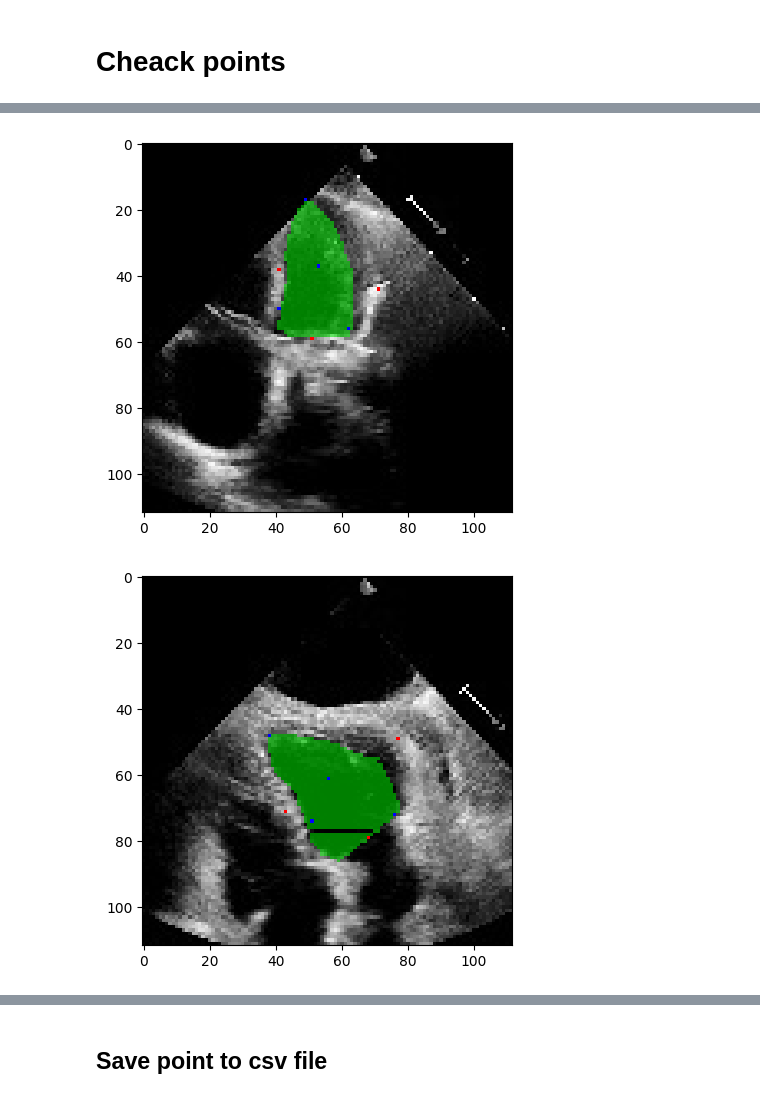
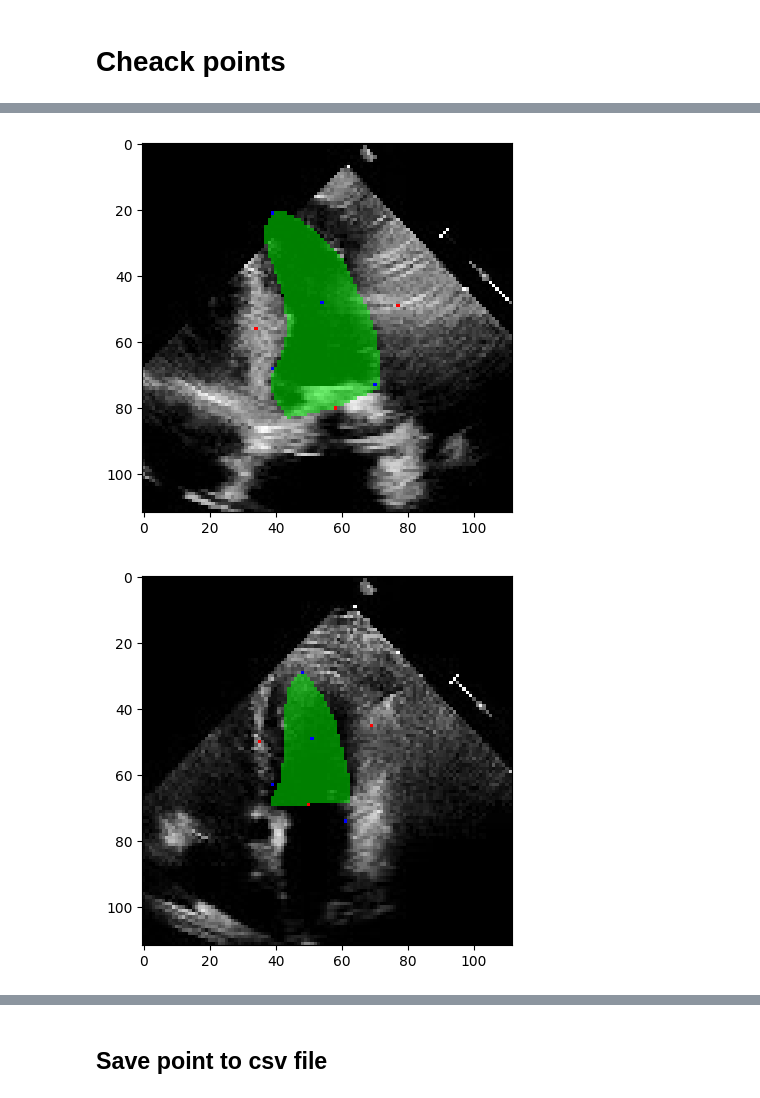
Before and after one commit to beobmun/Capstone_DeepEcho, a Jupyter notebook: segmentation/sam2_finetuning/find_points.ipynb, the cells around one changed output, grey strips where cells are left out. Drawn from its saved outputs; the diff is of its cells as text; code cells hidden in the pictures.

Commit message:
find ESV and points modified and save mask img

```diff
--- a/segmentation/sam2_finetuning/find_points.ipynb
+++ b/segmentation/sam2_finetuning/find_points.ipynb
@@ -200,27 +200,27 @@ from PIL import Image, ImageDraw
 
 tracings_df = pd.read_csv('../../dataset/EchoNet/VolumeTracings.csv')
 
-def cycling_points(name):
+def cycling_points(name, frame):
     tracings = tracings_df[tracings_df['FileName'] == name]
     frames = tracings['Frame'].unique()
-    for f in frames:
-        t = tracings[tracings['Frame'] == f]
-        points_l = list()
-        points_r = list()
-        for i in range(len(t)):
-            c_1 = min(int(t.iloc[i]['X1'] + 0.5), 111)
-            r_1 = min(int(t.iloc[i]['Y1'] + 0.5), 111)
-            c_2 = min(int(t.iloc[i]['X2'] + 0.5), 111)
-            r_2 = min(int(t.iloc[i]['Y2'] + 0.5), 111)
-            if c_1 > c_2:
-                c_1, c_2 = c_2, c_1
-                r_1, r_2 = r_2, r_1
-            points_l.append((c_1, r_1))
-            points_r.append((c_2, r_2))
-        points_l.sort(key=lambda x: x[1])
-        points_r.sort(key=lambda x: x[1], reverse=True)
-        points = points_l + points_r
-        return points
+    # for f in frames:
+    t = tracings[tracings['Frame'] == frame]
+    points_l = list()
+    points_r = list()
+    for i in range(len(t)):
+        c_1 = min(int(t.iloc[i]['X1'] + 0.5), 111)
+        r_1 = min(int(t.iloc[i]['Y1'] + 0.5), 111)
+        c_2 = min(int(t.iloc[i]['X2'] + 0.5), 111)
+        r_2 = min(int(t.iloc[i]['Y2'] + 0.5), 111)
+        if c_1 > c_2:
+            c_1, c_2 = c_2, c_1
+            r_1, r_2 = r_2, r_1
+        points_l.append((c_1, r_1))
+        points_r.append((c_2, r_2))
+    points_l.sort(key=lambda x: x[1])
+    points_r.sort(key=lambda x: x[1], reverse=True)
+    points = points_l + points_r
+    return points
 
 
 for i in range(10):
@@ -230,7 +230,7 @@ for i in range(10):
     img = cv2.imread(img_path, cv2.IMREAD_GRAYSCALE)
     poly_img = Image.new('RGBA', img.shape, (0,0,0,0))
     draw = ImageDraw.Draw(poly_img)
-    polygon_coords = cycling_points(f'{name}.avi')
+    polygon_coords = cycling_points(f'{name}.avi', esv_frame)
     polygon_coords
     draw.polygon(polygon_coords, fill=(0, 255, 0, 128))
 
@@ -257,2 +257,2 @@ for i in range(10):
-[figure, old version]
+[figure, new version]
-[figure, old version]
+[figure, new version]
```
Also changed, not shown: parts of 3 cells of this notebook, 3 other files.
